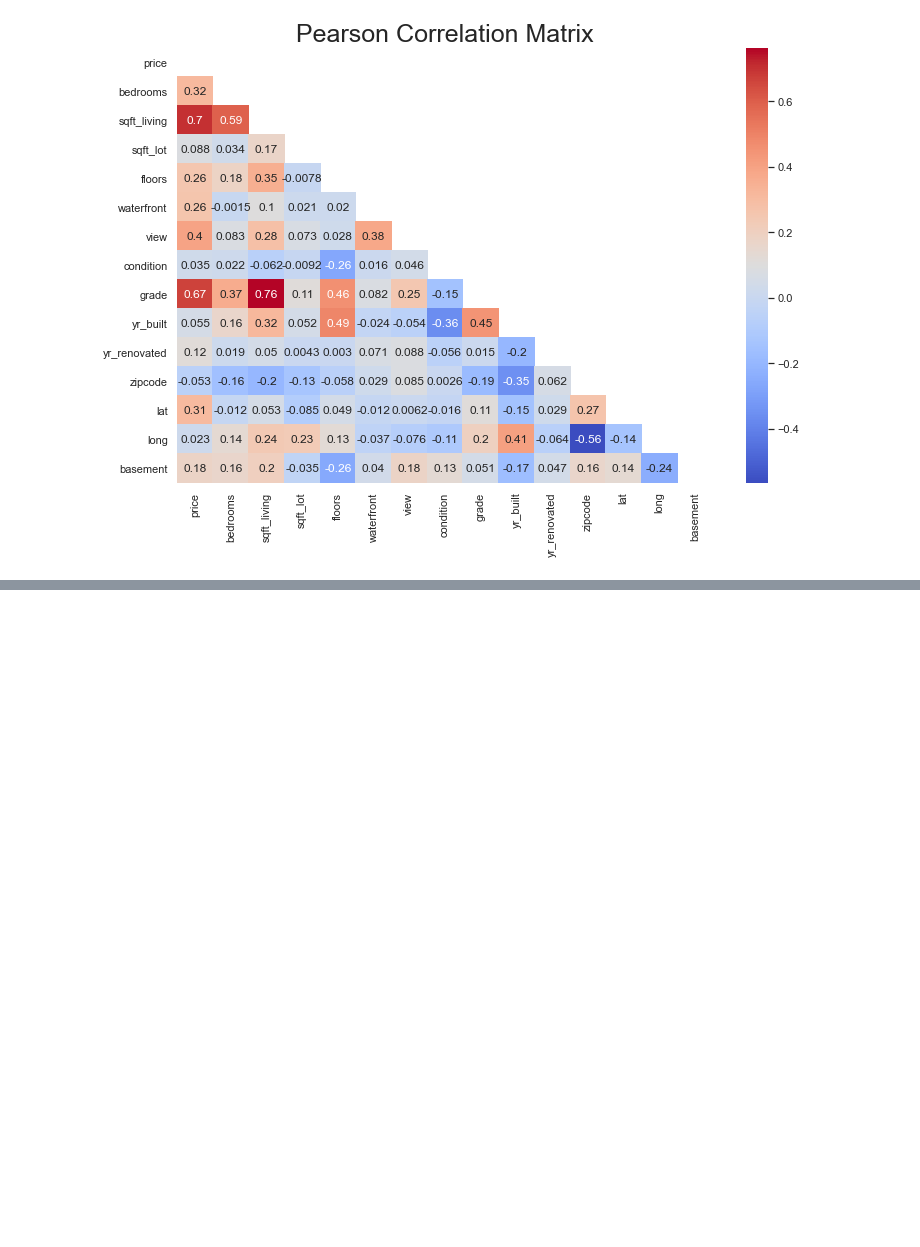
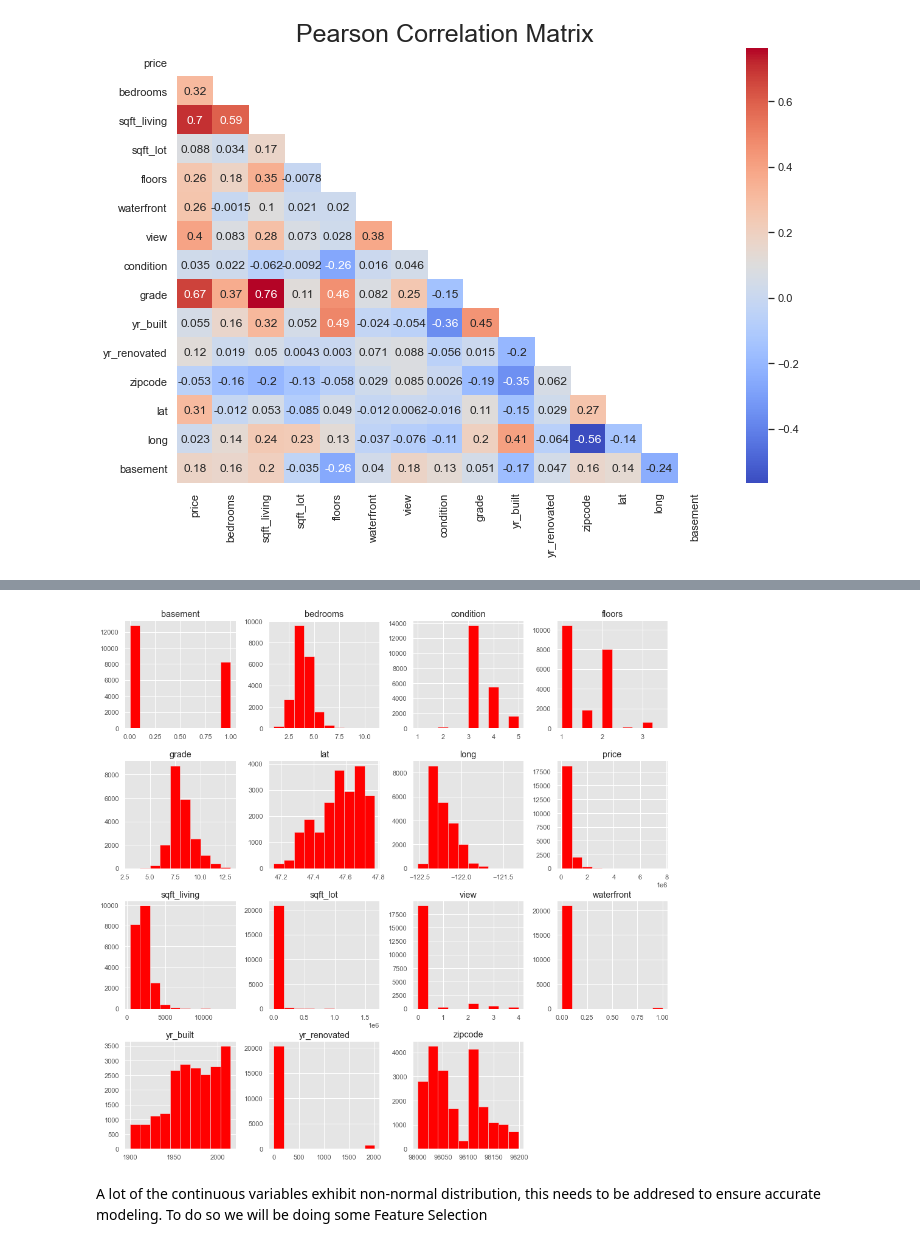
Before and after one commit to Zuchini1234/King-County-Business-Case-Project-Mod-2, a Jupyter notebook: student.ipynb, the cells around one changed output, grey strips where cells are left out. Drawn from its saved outputs; the diff is of its cells as text; code cells hidden in the pictures; blank space fills up the shorter version.

```diff
--- a/student.ipynb
+++ b/student.ipynb
@@ -359,5 +347,0 @@ sns.distplot(a['price'])
-# %%
-# Update kc_clean as new dataset with price values of less than $1,250,000
-kc_clean = a
-# Check it was succesful
-len(kc_clean) == len (a)
@@ -419,10 +347,0 @@ Unfortunately, as sns.jointplot does not take an axes argument, each of these jo
-# %%
-# As jointplot does not accept an axes subplot argument we have to print each chart individually
-sns.set(style="whitegrid", color_codes=True)
-for i in continuous_clean[1:]:
-    print(f"{i} vs price")
-    # plotted each independant continuous variable against price, set the height to be a little smaller (all jointplots are square)
-    sns.jointplot(i, 'price', data = kc_norm, kind = 'reg', height = 5,
-                 joint_kws={'line_kws':{'color':'cyan'}})
-    # We did not put any titles as with joint plots they print half-under the top density chart
-    plt.show()
@@ -440,17 +347,0 @@ continuous_final = ['sqft_living', 'sqft_lot']
-# %%
-sns.set(style="whitegrid", font_scale=1)
-
-fig, axes = plt.subplots(4, 2, sharex=True, figsize=(16,22))
-fig.suptitle('Boxplots for Categorical Ind. Variables')
-
-x_ax = 0
-y_ax = 0
-
-for n, i in enumerate(categoricals_clean):
-    sns.boxplot(ax=axes[y_ax, x_ax], data=kc_norm, x= i, y='price')
-    axes[y_ax, x_ax].set_title(i, {'fontsize': 12, 'fontweight' : 15})
-    if n == 3:
-        x_ax += 1
-    y_ax += 1
-    if y_ax == 4:
-        y_ax = 0
@@ -1123,0 +354,6 @@ The Sqaure footage of living area is directly behind, making an almost impercept
+# %%
+# New df without these variables
+kc_filter = kc_clean.copy()
+
+# Drop multicollinear variables
+kc_filter.drop(["sqft_above", "bathrooms", "sqft_living15", "sqft_lot15"], axis = 1, inplace = True)
@@ -1123,0 +366,10 @@ The Sqaure footage of living area is directly behind, making an almost impercept
+# %%
+# Visualize data
+plt.style.use('ggplot')
+fig = plt.figure(figsize = (16,16))
+ax = fig.gca()
+kc_filter.hist(ax = ax, color = 'red');
+# %% [output]
+[figure, added]
+# %% [markdown]
+A lot of the continuous variables exhibit non-normal distribution, this needs to be addresed to ensure accurate modeling. To do so we will be doing some Feature Selection
```
Also changed, not shown: parts of 191 cells of this notebook, 3 other files.
